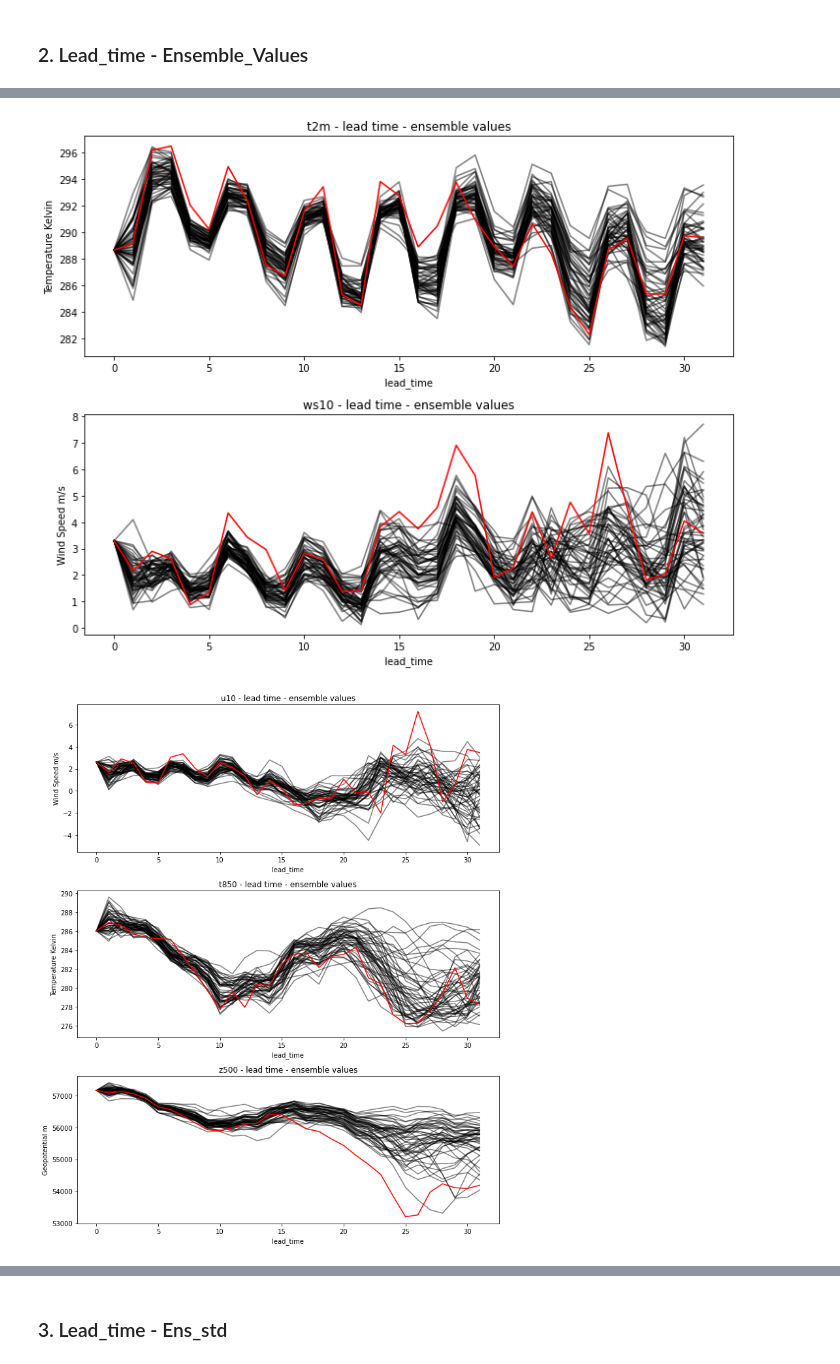
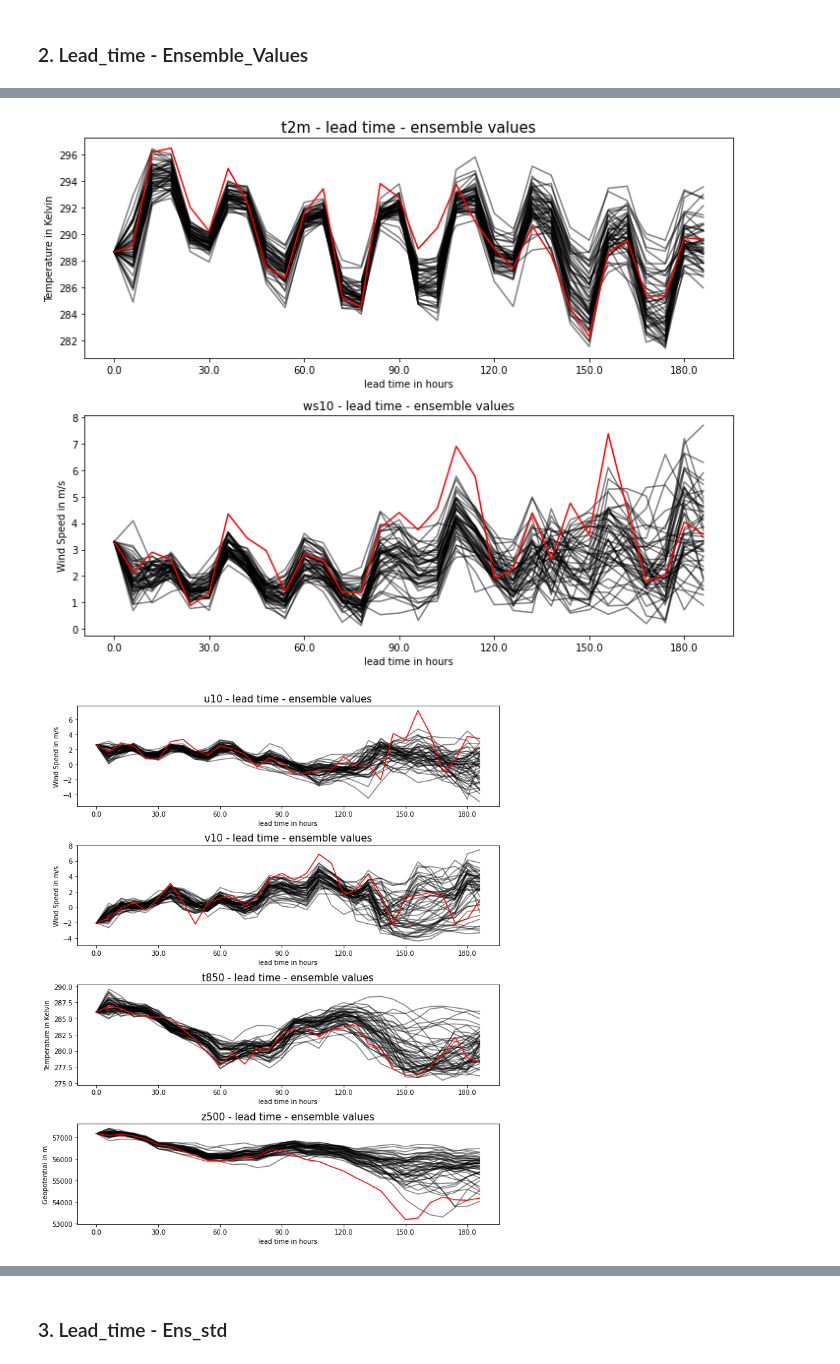
Before and after one commit to cleveryangcong/Bachelor_Thesis, a Jupyter notebook: notebooks/reports/1.0-dc-data_visualization.ipynb, the cells around one changed output, grey strips where cells are left out. Drawn from its saved outputs; the diff is of its cells as text; code cells hidden in the pictures.

Commit message:
Change label and scale of figures and saved them

```diff
--- a/notebooks/reports/1.0-dc-data_visualization.ipynb
+++ b/notebooks/reports/1.0-dc-data_visualization.ipynb
@@ -105,7 +105,7 @@ ws10_y = np.sqrt(u10_y ** 2 + v10_y ** 2)
 # %% [output]
 [interactive output not drawn]
 # %%
-labels = ['Wind Speed m/s','Wind Speed m/s', 'Temperature Kelvin', 'Temperature Kelvin', 'Geopotential m', 'Wind Speed m/s']
+labels = ['Wind Speed in m/s','Wind Speed in m/s', 'Temperature in Kelvin', 'Temperature in Kelvin', 'Geopotential in m', 'Wind Speed in m/s']
 fig, axs = plt.subplots(ncols=1, nrows=2, figsize=(10, 8))
 
 # Plot for the variable in position 2 and ws10
@@ -113,41 +113,50 @@ for i, index in enumerate([2]):
     (dat_arr_X[index].isel(forecast_date=ran_forecast_date, lat=ran_lat, lon=ran_lon) * stds[index] + means[index]).plot(
         x="lead_time", hue="ens", add_legend=False, ax=axs[i], color="black", alpha=0.5
     )
     (dat_arr_y[index].isel(forecast_date=ran_forecast_date, lat=ran_lat, lon=ran_lon) * stds[index] + means[index]).plot(
         x="lead_time", ax=axs[i], color="red"
     )
-    axs[i].set_title(var_names[index] + " - lead time - ensemble values")
+    axs[i].set_title(var_names[index] + " - lead time - ensemble values", size=15)
     axs[i].set_ylabel(labels[index])
+    axs[i].set_xlabel('lead time in hours')
+    current_xticks = axs[i].get_xticks()
+    axs[i].set_xticklabels(current_xticks*6)
 
 # Plot for ws10
 ws10_X.plot(x="lead_time", hue="ens", add_legend=False, ax=axs[1], color="black", alpha=0.5)
 ws10_y.plot(x="lead_time", ax=axs[1], color="red")
 axs[1].set_title("ws10 - lead time - ensemble values")
 axs[1].set_ylabel(labels[5])
+axs[1].set_xlabel('lead time in hours')
+current_xticks = axs[1].get_xticks()
+axs[1].set_xticklabels(current_xticks*6)
 
 plt.tight_layout()
-plt.savefig('/home/dchen/BA_CH_EN/reports/figures/line_plot_lead_value_t2m_ws10.pdf')  # save plot for variables in position 2 and ws10
+# plt.savefig('/home/dchen/BA_CH_EN/reports/figures/line_plot_lead_hours_value_t2m_ws10.pdf')  # save plot for variables in position 2 and ws10
 plt.show()
 
 
-fig, axs = plt.subplots(ncols=1, nrows=3, figsize=(10, 12))
+fig, axs = plt.subplots(ncols=1, nrows=4, figsize=(10, 12))
 
 # Plot for the remaining variables, excluding u10 and v10 as they were used to compute ws10
-for i, index in enumerate([0, 3, 4]):
+for i, index in enumerate([0, 1, 3, 4]):
     (dat_arr_X[index].isel(forecast_date=ran_forecast_date, lat=ran_lat, lon=ran_lon) * stds[index] + means[index]).plot(
         x="lead_time", hue="ens", add_legend=False, ax=axs[i], color="black", alpha=0.5
     )
     (dat_arr_y[index].isel(forecast_date=ran_forecast_date, lat=ran_lat, lon=ran_lon) * stds[index] + means[index]).plot(
         x="lead_time", ax=axs[i], color="red"
     )
-    axs[i].set_title(var_names[index] + " - lead time - ensemble values")
+    axs[i].set_title(var_names[index] + " - lead time - ensemble values", size=15)
     axs[i].set_ylabel(labels[index])
+    axs[i].set_xlabel('lead time in hours')
+    current_xticks = axs[i].get_xticks()
+    axs[i].set_xticklabels(current_xticks*6)
 plt.tight_layout()
-# plt.savefig('/home/dchen/BA_CH_EN/reports/figures/line_plot_lead_value_rest.pdf')  # save plot for remaining variables
+# plt.savefig('/home/dchen/BA_CH_EN/reports/figures/line_plot_lead_hours_value_rest.pdf')  # save plot for remaining variables
 plt.show()
 # %% [output]
-[figure, old version]
+[figure, new version]
-[figure, old version]
+[figure, new version]
 [interactive output not drawn]
 # %% [markdown]
 ### 3. Lead_time - Ens_std
```
Also changed, not shown: parts of 6 cells of this notebook, 8 other files.
